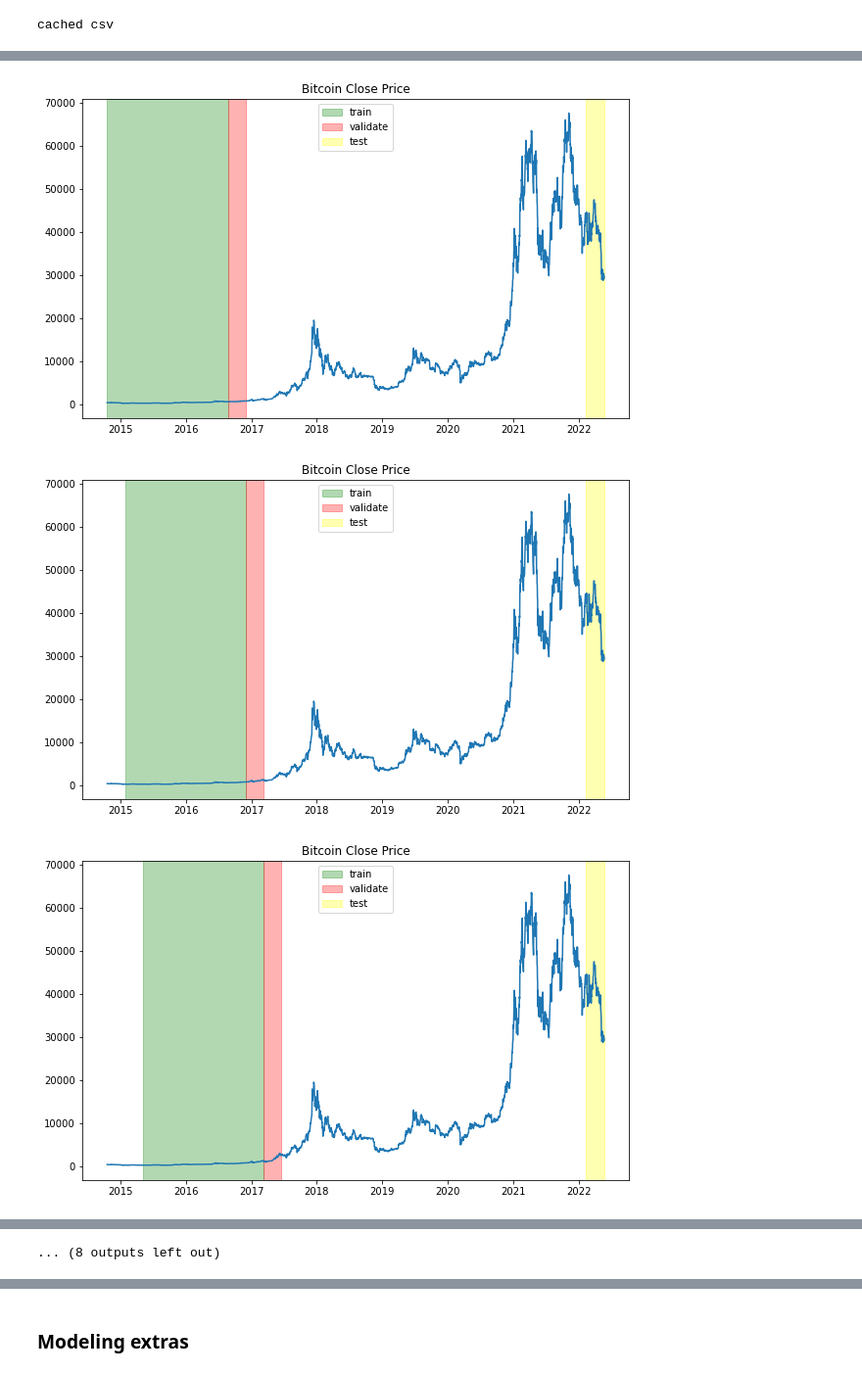
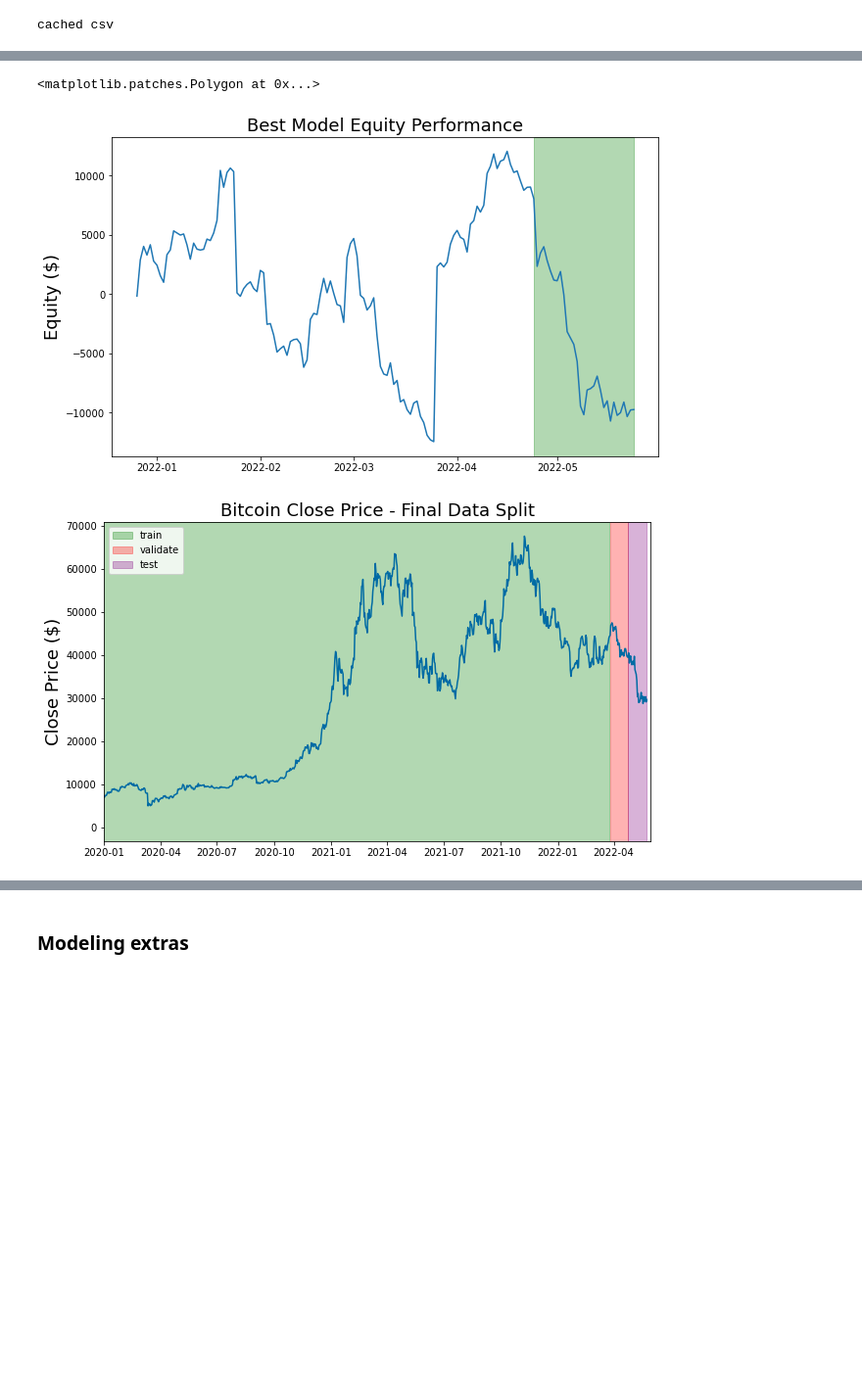
Before and after one commit to FinancialForecasters/financial_forecaster, a Jupyter notebook: explore_jesse.ipynb, the cells around one changed output, grey strips where cells are left out. Shown at 98% size. Cells and saved outputs as stored; diff of their text form; code cells hidden in the pictures; blank space fills up the shorter version.

Commit message:
Update with figures for presentation

```diff
--- a/explore_jesse.ipynb
+++ b/explore_jesse.ipynb
@@ -750,0 +925,14 @@ average_cross_validate_result
+# %%
+fig, ax = plt.subplots(figsize = (10,6))
+ax.plot(final_model_validate_test_equity)
+ax.set_title('Best Model Equity Performance', fontsize = 18)
+ax.set_ylabel('Equity ($)', fontsize = 18)
+
+final_test_start = df.index.max()-timedelta(days = test_size)
+final_test_end = df.index.max()
+
+# ax.axvspan(train_start, train_end, label = "train", color = "green", alpha = 0.3)
+ax.axvspan(final_test_start, final_test_end, label = "validate", color = "green", alpha = 0.3)
+# %% [output]
+<matplotlib.patches.Polygon at 0x...>
+[figure, added]
@@ -751,22 +1019,24 @@ average_cross_validate_result
 # %%
 for dataset_number in range(len(train_X_sets)):
-    fig, ax = plt.subplots(figsize = (10,6))
-    ax.plot(df.index, df.close)
-    train_start = train_X_sets[dataset_number].index.min()
-    train_end = train_X_sets[dataset_number].index.max()
-    test_start = test_X_sets[dataset_number].index.min()
-    test_end = test_X_sets[dataset_number].index.max()
 
-    final_test_start = df.index.max()-timedelta(days = test_size)
-    final_test_end = df.index.max()
+    if dataset_number+1 == len(train_X_sets):
+        fig, ax = plt.subplots(figsize = (10,6))
+        ax.plot(df.close)
+        ax.set_xlim(left = pd.Timestamp('2020-01-01'), right = pd.Timestamp('2022-05-30'))
+        train_start = train_X_sets[dataset_number].index.min()
+        train_end = train_X_sets[dataset_number].index.max()
+        test_start = test_X_sets[dataset_number].index.min()
+        test_end = test_X_sets[dataset_number].index.max()
 
-    ax.axvspan(train_start, train_end, label = "train", color = "green", alpha = 0.3)
-    ax.axvspan(test_start, test_end, label = "validate", color = "red", alpha = 0.3)
-    ax.axvspan(final_test_start, final_test_end, label = "test", color = "yellow", alpha = 0.3)
-    ax.legend()
-    plt.title('Bitcoin Close Price')
-    plt.show()
+        final_test_start = df.index.max()-timedelta(days = test_size)
+        final_test_end = df.index.max()
+
+        ax.axvspan(train_start, train_end, label = "train", color = "green", alpha = 0.3)
+        ax.axvspan(test_start, test_end, label = "validate", color = "red", alpha = 0.3)
+        ax.axvspan(final_test_start, final_test_end, label = "test", color = "purple", alpha = 0.3)
+        ax.legend()
+        plt.title('Bitcoin Close Price - Final Data Split', fontsize = 18)
+        plt.ylabel('Close Price ($)', fontsize = 18)
+        plt.show()
 # %% [output]
-[figure, old version]
+[figure, new version]
-[figure, removed]
-[figure, removed]
@@ -782,4 +1043,3 @@ for dataset_number in range(len(train_X_sets)):
-... (8 outputs left out)
 # %%
 for dataset_number in range(len(train_X_sets))[2:]:
 #     df.close.plot(color='g', label = 'whole dataset')
```
Also changed, not shown: parts of 38 cells of this notebook.
